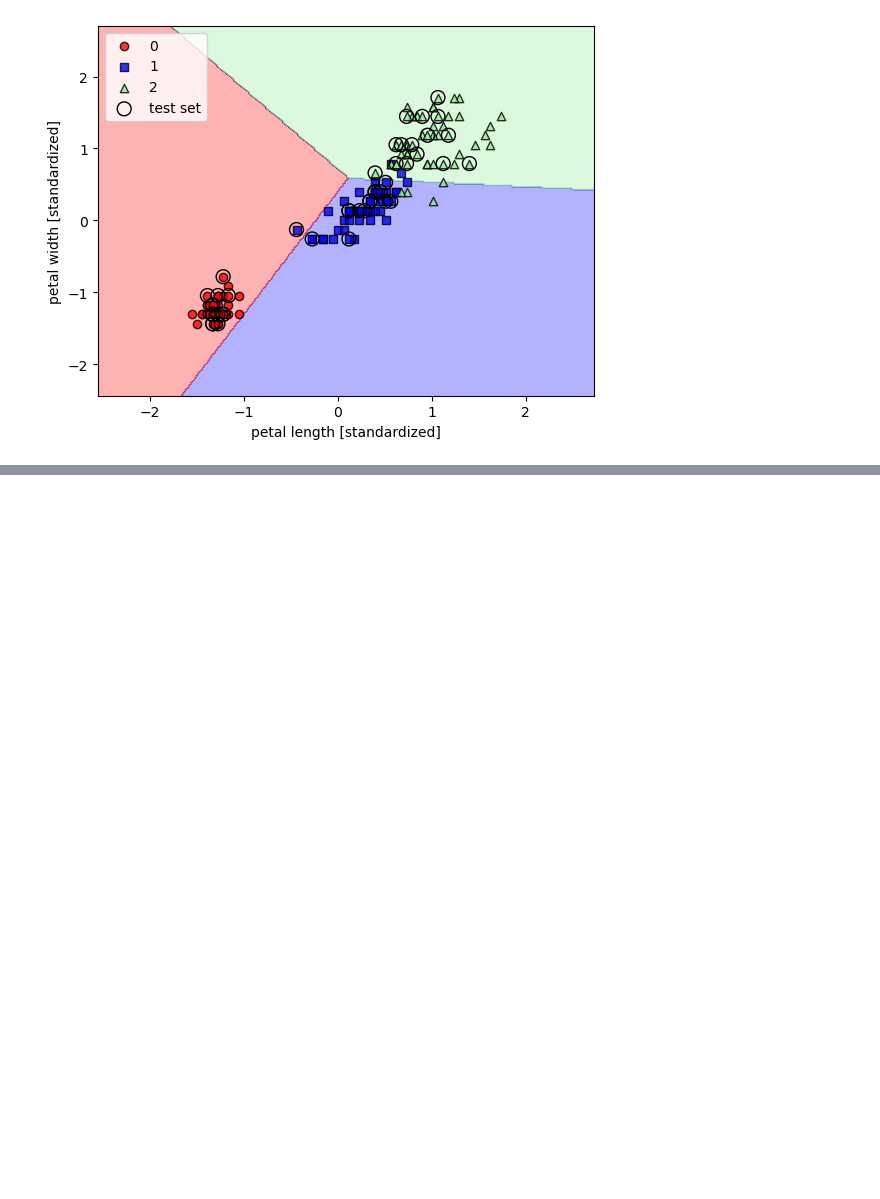
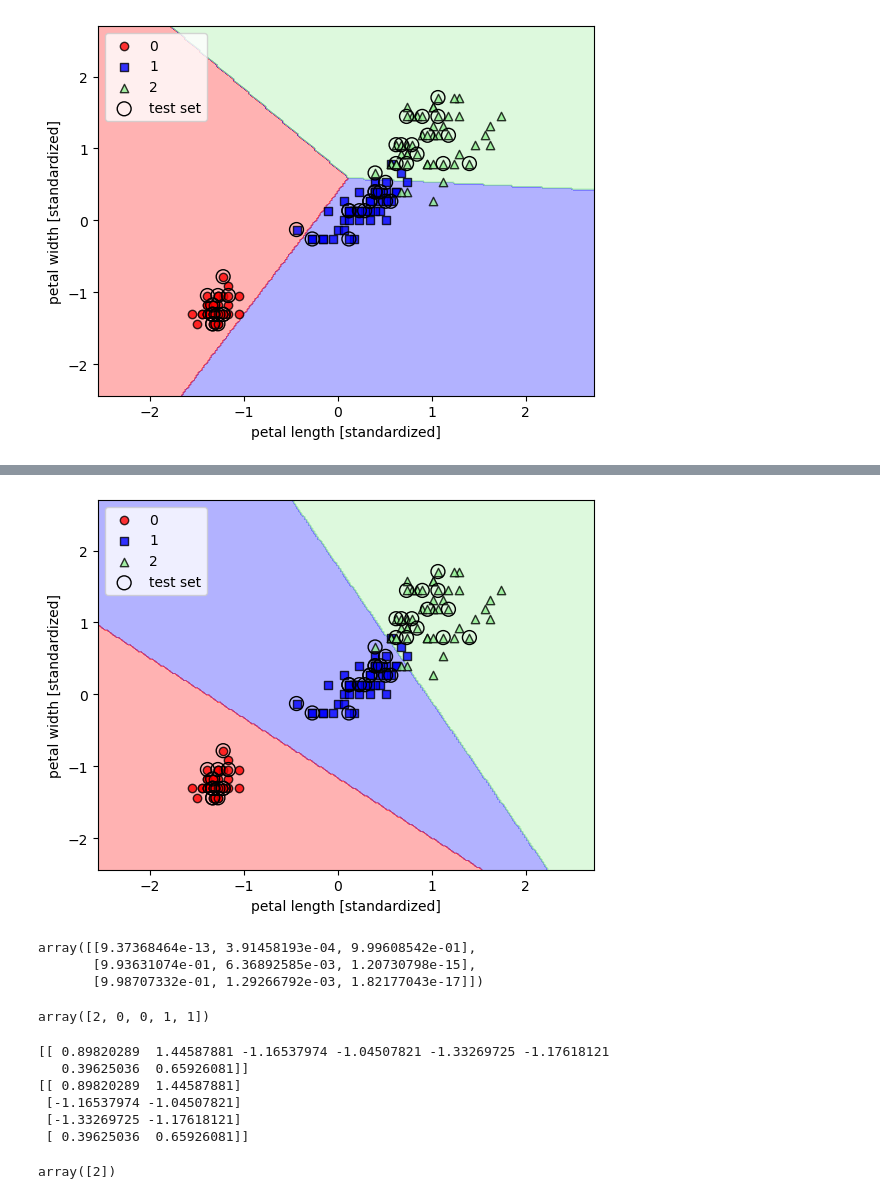
Before and after one commit to jaclown123/learning, a Jupyter notebook: ch3.ipynb, the cells around one changed output, grey strips where cells are left out. Cells and saved outputs as stored; diff of their text form; code cells hidden in the pictures; blank space fills up the shorter version.

```diff
--- a/ch3.ipynb
+++ b/ch3.ipynb
@@ -75,0 +134,35 @@ plt.show()
+# %%
+from sklearn.linear_model import LogisticRegression
+lr = LogisticRegression(C=100.0, solver='lbfgs')
+lr.fit(X_train_std, y_train)
+plot_decision_regions(X_combined_std, y_combined, classifier=lr, test_idx=range(105, 150))
+plt.xlabel('petal length [standardized]')
+plt.ylabel('petal width [standardized]')
+plt.legend(loc='upper left')
+plt.show()
+# %% [output]
+[figure, added]
+# %%
+lr.predict_proba(X_test_std[:3, :])
+# %% [output]
+array([[9.37368464e-13, 3.91458193e-04, 9.99608542e-01],
+       [9.93631074e-01, 6.36892585e-03, 1.20730798e-15],
+       [9.98707332e-01, 1.29266792e-03, 1.82177043e-17]])
+# %%
+lr.predict(X_test_std[:5, :])
+# %% [output]
+array([2, 0, 0, 1, 1])
+# %%
+print(X_test_std[:4,:].reshape(1, -1))
+print(X_test_std[:4,:])
+# %% [output]
+[[ 0.89820289  1.44587881 -1.16537974 -1.04507821 -1.33269725 -1.17618121
+   0.39625036  0.65926081]]
+[[ 0.89820289  1.44587881]
+ [-1.16537974 -1.04507821]
+ [-1.33269725 -1.17618121]
+ [ 0.39625036  0.65926081]]
+# %%
+lr.predict(X_test_std[0, :].reshape(1, -1))
+# %% [output]
+array([2])
```
Also changed, not shown: parts of 9 cells of this notebook.
